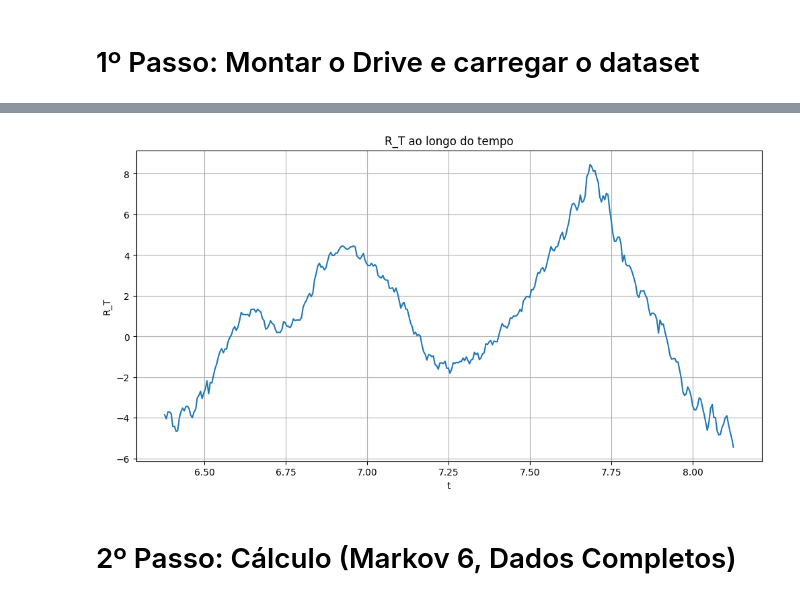
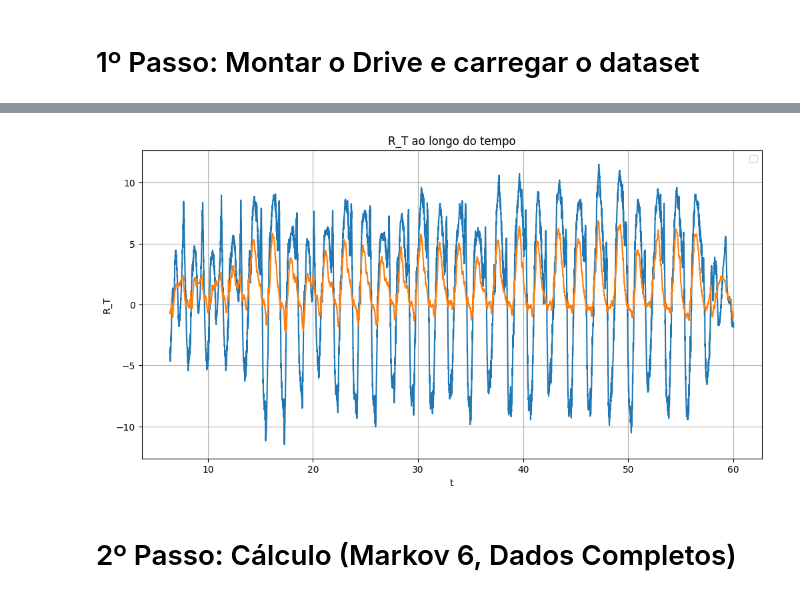
Before and after one commit to EricRibeiroAlves/Interacao-Humano-Robo, a Jupyter notebook: Codigo/[AP_T]_Eric_Modelo_CNN_LSTM.ipynb, the cells around one changed output, grey strips where cells are left out. Drawn from its saved outputs; the diff is of its cells as text; code cells hidden in the pictures.

```diff
--- a/Codigo/[AP_T]_Eric_Modelo_CNN_LSTM.ipynb
+++ b/Codigo/[AP_T]_Eric_Modelo_CNN_LSTM.ipynb
@@ -57,18 +57,21 @@ Drive already mounted at /content/drive; to attempt to forcibly remount, call dr
-# %%
-# Gráfico de linha para uma coluna
-plt.figure(figsize=(12, 6))
-plt.grid(True)
-plt.plot(markov_t6['t'].iloc[1275:1625], markov_t6['R_T'].iloc[1275:1625])
-plt.title('R_T ao longo do tempo')
-plt.xlabel('t')
-plt.ylabel('R_T')
-plt.show()
-# %% [output]
-[figure, removed]
 # %%
 data = markov_t6.iloc[1275:]
 # Remover linhas onde R_w_l é zero
 data = data.loc[data['R_w_l'] != 0]
+# %%
+# Gráfico de linha para uma coluna
+plt.figure(figsize=(12, 6))
+plt.grid(True)
+plt.plot(data['t'].iloc[:], data['R_T'].iloc[:])
+plt.plot(data['t'].iloc[:], data['R_T_d'].iloc[:])
+plt.title('R_T ao longo do tempo')
+plt.xlabel('t')
+plt.ylabel('R_T')
+plt.legend()
+plt.grid(True)
+plt.show()
+# %% [output]
+[figure, added]
 # %% [markdown]
 # 2º Passo: Cálculo (Markov 6, Dados Completos)
 # %%
```
Also changed, not shown: parts of 14 cells of this notebook.
